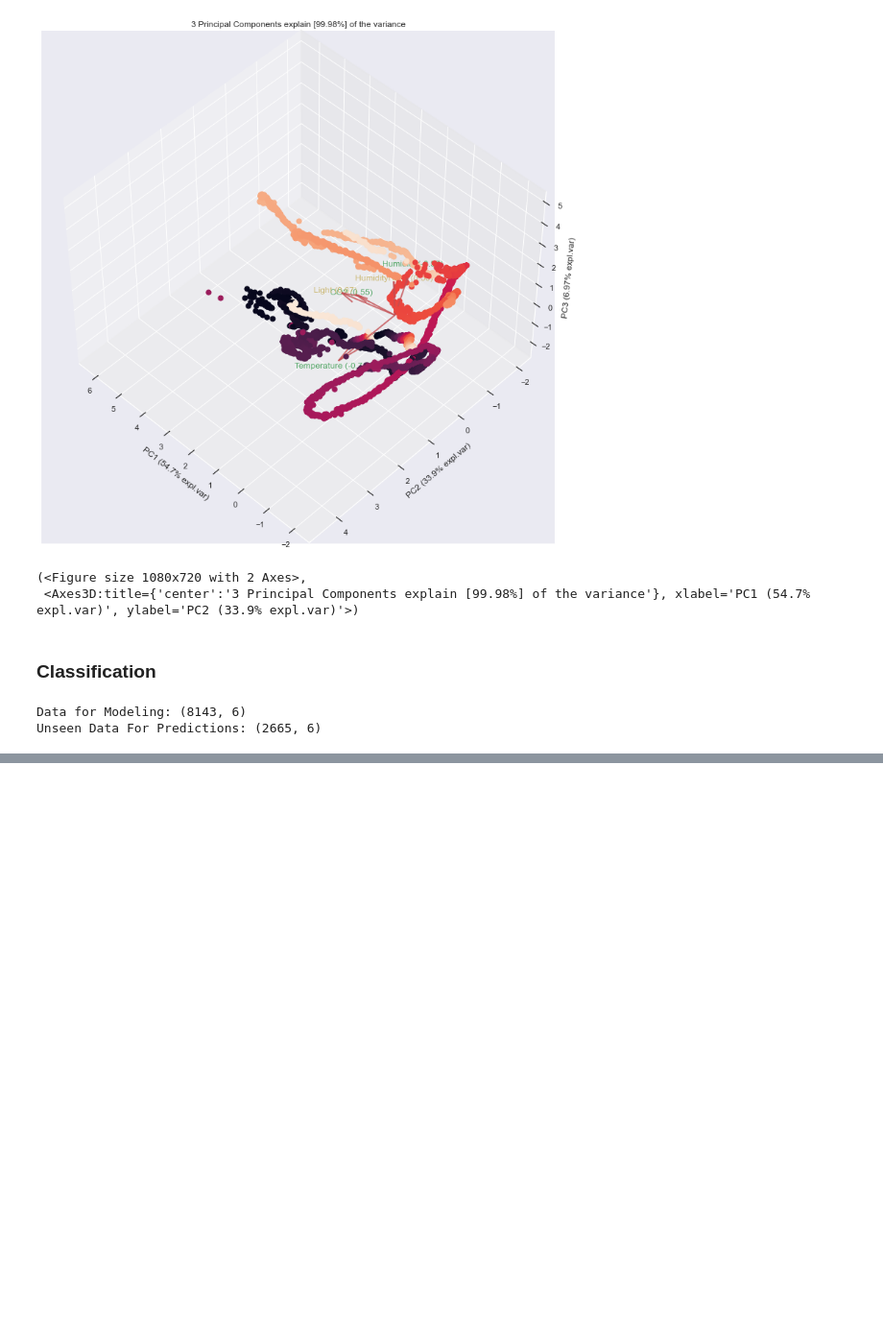
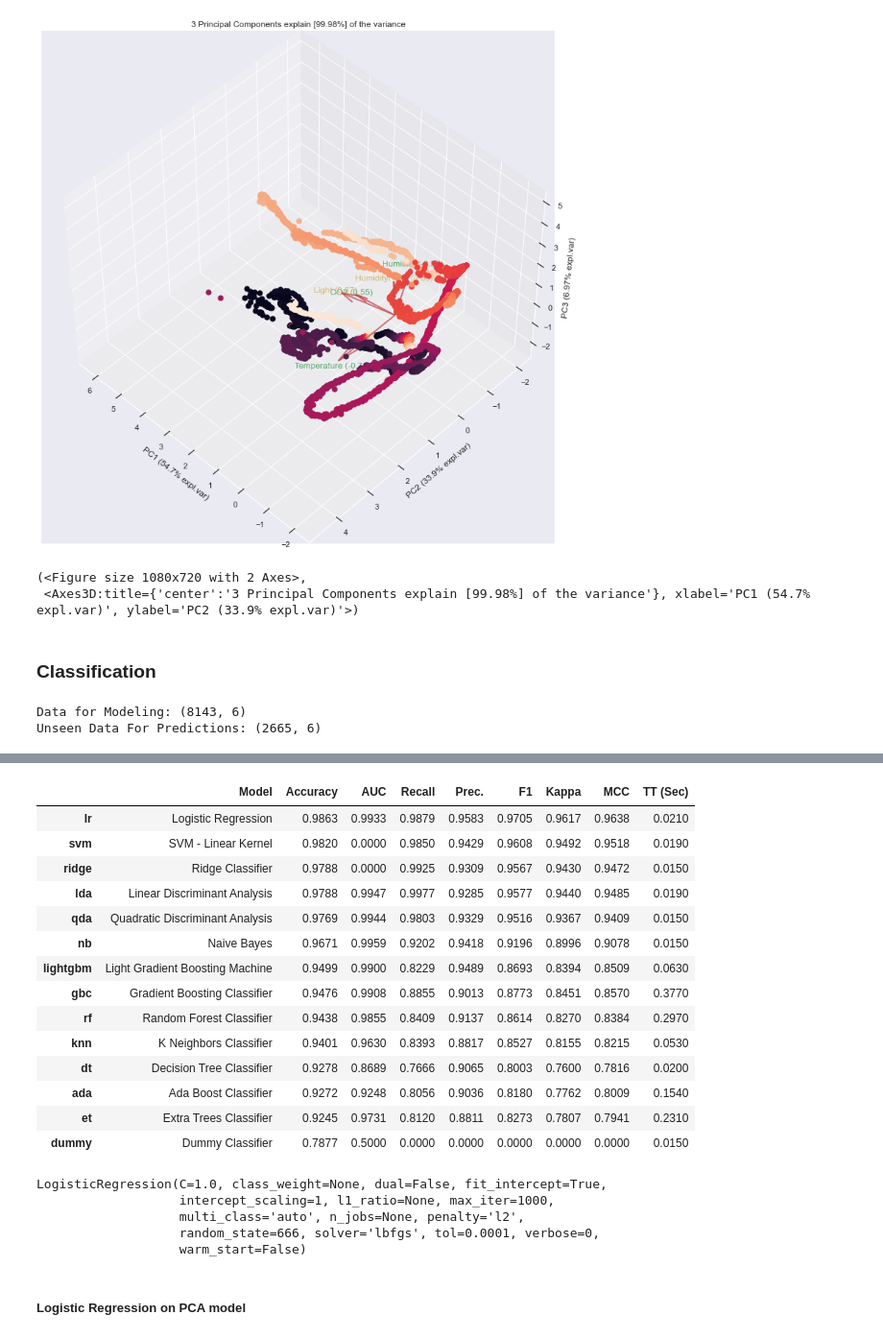
Before and after one commit to GursimarSaini/INSE6220Project, a Jupyter notebook: datasets/occupancy/OccupancyDetectionPCA.ipynb, the cells around one changed output, grey strips where cells are left out. Shown at 96% size. Drawn from its saved outputs; the diff is of its cells as text; code cells hidden in the pictures; blank space fills up the shorter version.

```diff
--- a/datasets/occupancy/OccupancyDetectionPCA.ipynb
+++ b/datasets/occupancy/OccupancyDetectionPCA.ipynb
@@ -335,0 +480,26 @@ Classifiers
+# %%
+bestModelPCA = compare_models()
+bestModelPCA
+# %% [output]
+|  | Model | Accuracy | AUC | Recall | Prec. | F1 | Kappa | MCC | TT (Sec) |
+| lr | Logistic Regression | 0.9863 | 0.9933 | 0.9879 | 0.9583 | 0.9705 | 0.9617 | 0.9638 | 0.0210 |
+| svm | SVM - Linear Kernel | 0.9820 | 0.0000 | 0.9850 | 0.9429 | 0.9608 | 0.9492 | 0.9518 | 0.0190 |
+| ridge | Ridge Classifier | 0.9788 | 0.0000 | 0.9925 | 0.9309 | 0.9567 | 0.9430 | 0.9472 | 0.0150 |
+| lda | Linear Discriminant Analysis | 0.9788 | 0.9947 | 0.9977 | 0.9285 | 0.9577 | 0.9440 | 0.9485 | 0.0190 |
+| qda | Quadratic Discriminant Analysis | 0.9769 | 0.9944 | 0.9803 | 0.9329 | 0.9516 | 0.9367 | 0.9409 | 0.0150 |
+| nb | Naive Bayes | 0.9671 | 0.9959 | 0.9202 | 0.9418 | 0.9196 | 0.8996 | 0.9078 | 0.0150 |
+| lightgbm | Light Gradient Boosting Machine | 0.9499 | 0.9900 | 0.8229 | 0.9489 | 0.8693 | 0.8394 | 0.8509 | 0.0630 |
+| gbc | Gradient Boosting Classifier | 0.9476 | 0.9908 | 0.8855 | 0.9013 | 0.8773 | 0.8451 | 0.8570 | 0.3770 |
+| rf | Random Forest Classifier | 0.9438 | 0.9855 | 0.8409 | 0.9137 | 0.8614 | 0.8270 | 0.8384 | 0.2970 |
+| knn | K Neighbors Classifier | 0.9401 | 0.9630 | 0.8393 | 0.8817 | 0.8527 | 0.8155 | 0.8215 | 0.0530 |
+| dt | Decision Tree Classifier | 0.9278 | 0.8689 | 0.7666 | 0.9065 | 0.8003 | 0.7600 | 0.7816 | 0.0200 |
+| ada | Ada Boost Classifier | 0.9272 | 0.9248 | 0.8056 | 0.9036 | 0.8180 | 0.7762 | 0.8009 | 0.1540 |
+| et | Extra Trees Classifier | 0.9245 | 0.9731 | 0.8120 | 0.8811 | 0.8273 | 0.7807 | 0.7941 | 0.2310 |
+| dummy | Dummy Classifier | 0.7877 | 0.5000 | 0.0000 | 0.0000 | 0.0000 | 0.0000 | 0.0000 | 0.0150 |
+LogisticRegression(C=1.0, class_weight=None, dual=False, fit_intercept=True,
+                   intercept_scaling=1, l1_ratio=None, max_iter=1000,
+                   multi_class='auto', n_jobs=None, penalty='l2',
+                   random_state=666, solver='lbfgs', tol=0.0001, verbose=0,
+                   warm_start=False)
+# %% [markdown]
+##### Logistic Regression on PCA model
```
Also changed, not shown: parts of 40 cells of this notebook, 13 other files.
